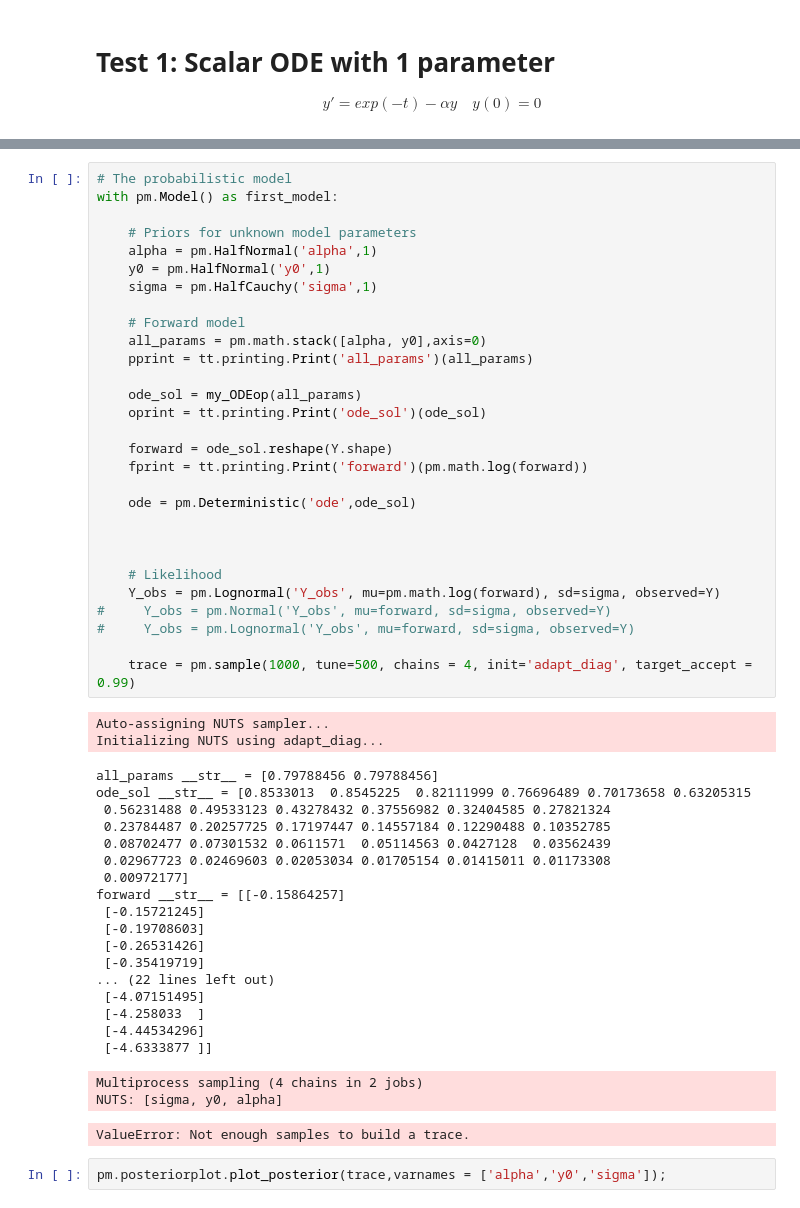
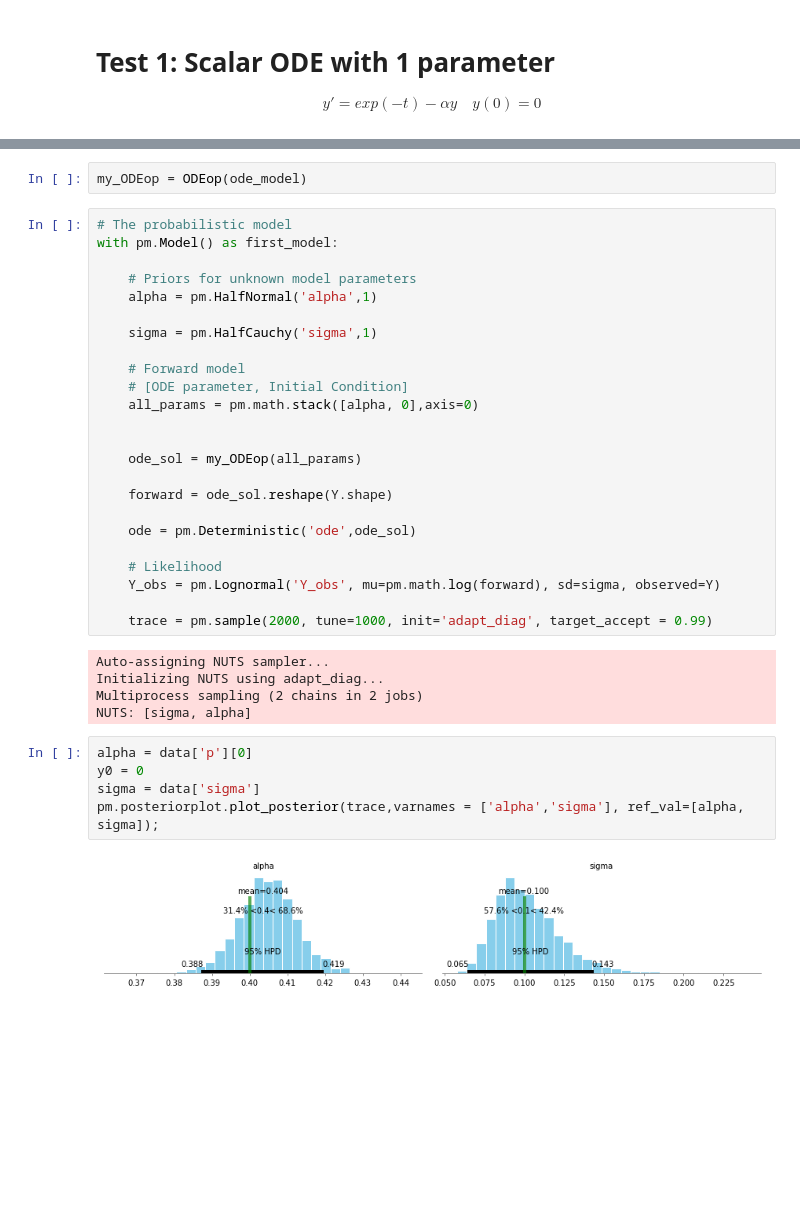
Before and after one commit to michaelosthege/ODEGSoC, a Jupyter notebook: Scripts/test_scalar_ode_1_param.ipynb, the cells around one changed output, grey strips where cells are left out. Drawn from its saved outputs; the diff is of its cells as text; blank space fills up the shorter version.

```diff
--- a/Scripts/test_scalar_ode_1_param.ipynb
+++ b/Scripts/test_scalar_ode_1_param.ipynb
@@ -127,55 +48,39 @@ my_ODEop = ODEop(ode_model)
+# %%
+my_ODEop = ODEop(ode_model)
 # %%
 # The probabilistic model
 with pm.Model() as first_model:
 
     # Priors for unknown model parameters
     alpha = pm.HalfNormal('alpha',1)
-    y0 = pm.HalfNormal('y0',1)
+
     sigma = pm.HalfCauchy('sigma',1)
 
     # Forward model
-    all_params = pm.math.stack([alpha, y0],axis=0)
-    pprint = tt.printing.Print('all_params')(all_params)
+    # [ODE parameter, Initial Condition]
+    all_params = pm.math.stack([alpha, 0],axis=0)
+
 
     ode_sol = my_ODEop(all_params)
-    oprint = tt.printing.Print('ode_sol')(ode_sol)
 
     forward = ode_sol.reshape(Y.shape)
-    fprint = tt.printing.Print('forward')(pm.math.log(forward))
 
     ode = pm.Deterministic('ode',ode_sol)
 
-
-
     # Likelihood
     Y_obs = pm.Lognormal('Y_obs', mu=pm.math.log(forward), sd=sigma, observed=Y)
-#     Y_obs = pm.Normal('Y_obs', mu=forward, sd=sigma, observed=Y)
-#     Y_obs = pm.Lognormal('Y_obs', mu=forward, sd=sigma, observed=Y)
 
-    trace = pm.sample(1000, tune=500, chains = 4, init='adapt_diag', target_accept = 0.99)
+    trace = pm.sample(2000, tune=1000, init='adapt_diag', target_accept = 0.99)
 # %% [output]
 Auto-assigning NUTS sampler...
 Initializing NUTS using adapt_diag...
+Multiprocess sampling (2 chains in 2 jobs)
+NUTS: [sigma, alpha]
-all_params __str__ = [0.79788456 0.79788456]
-ode_sol __str__ = [0.8533013  0.8545225  0.82111999 0.76696489 0.70173658 0.63205315
- 0.56231488 0.49533123 0.43278432 0.37556982 0.32404585 0.27821324
- 0.23784487 0.20257725 0.17197447 0.14557184 0.12290488 0.10352785
- 0.08702477 0.07301532 0.0611571  0.05114563 0.0427128  0.03562439
- 0.02967723 0.02469603 0.02053034 0.01705154 0.01415011 0.01173308
- 0.00972177]
-forward __str__ = [[-0.15864257]
- [-0.15721245]
- [-0.19708603]
- [-0.26531426]
- [-0.35419719]
-... (22 lines left out)
- [-4.07151495]
- [-4.258033  ]
- [-4.44534296]
- [-4.6333877 ]]
-Multiprocess sampling (4 chains in 2 jobs)
-NUTS: [sigma, y0, alpha]
-ValueError: Not enough samples to build a trace.
-# %%
-pm.posteriorplot.plot_posterior(trace,varnames = ['alpha','y0','sigma']);
+# %%
+alpha = data['p'][0]
+y0 = 0
+sigma = data['sigma']
+pm.posteriorplot.plot_posterior(trace,varnames = ['alpha','sigma'], ref_val=[alpha, sigma]);
+# %% [output]
+[figure, added]
 # %%
```
Also changed, not shown: parts of 11 cells of this notebook, 6 other files.
